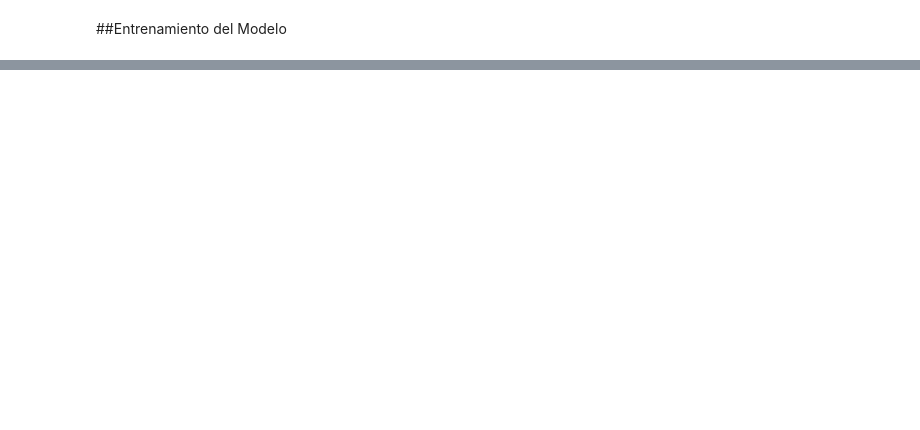
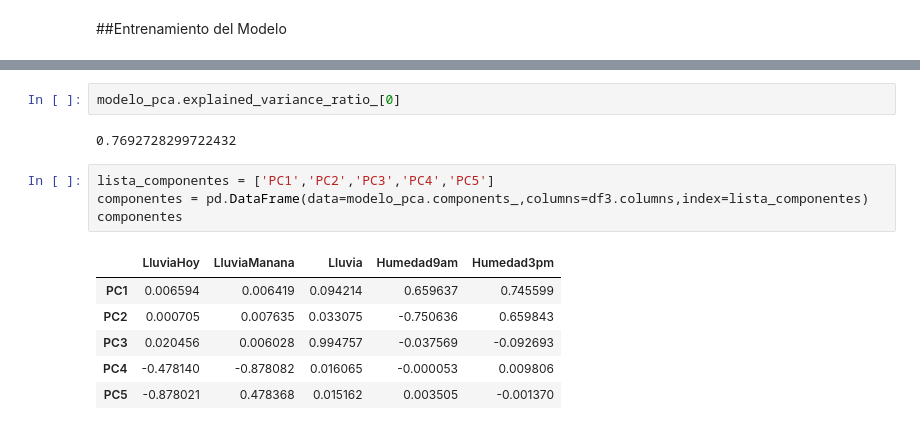
Before and after one commit to DanyPao/DataScience1-Daniela-Esposito, a Jupyter notebook: Visualizacion_Daniela_Esposito.ipynb, the cells around one changed output, grey strips where cells are left out. Saved outputs shown, nothing was run; the diff lists cells and outputs as text; blank space fills up the shorter version.

```diff
--- a/Visualizacion_Daniela_Esposito.ipynb
+++ b/Visualizacion_Daniela_Esposito.ipynb
@@ -551,0 +555,15 @@ Por lo tanto tomaremos estas cuatro variables para realizar el modelo de predicc
+# %%
+modelo_pca.explained_variance_ratio_[0]
+# %% [output]
+0.7692728299722432
+# %%
+lista_componentes = ['PC1','PC2','PC3','PC4','PC5']
+componentes = pd.DataFrame(data=modelo_pca.components_,columns=df3.columns,index=lista_componentes)
+componentes
+# %% [output]
+|  | LluviaHoy | LluviaManana | Lluvia | Humedad9am | Humedad3pm |
+| PC1 | 0.006594 | 0.006419 | 0.094214 | 0.659637 | 0.745599 |
+| PC2 | 0.000705 | 0.007635 | 0.033075 | -0.750636 | 0.659843 |
+| PC3 | 0.020456 | 0.006028 | 0.994757 | -0.037569 | -0.092693 |
+| PC4 | -0.478140 | -0.878082 | 0.016065 | -0.000053 | 0.009806 |
+| PC5 | -0.878021 | 0.478368 | 0.015162 | 0.003505 | -0.001370 |
```
Also changed, not shown: parts of 19 cells of this notebook.
